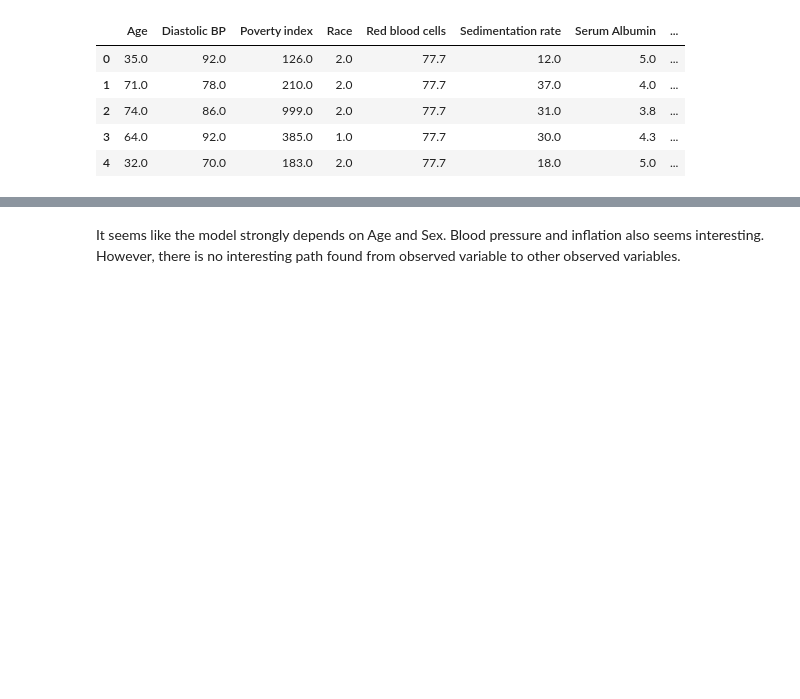
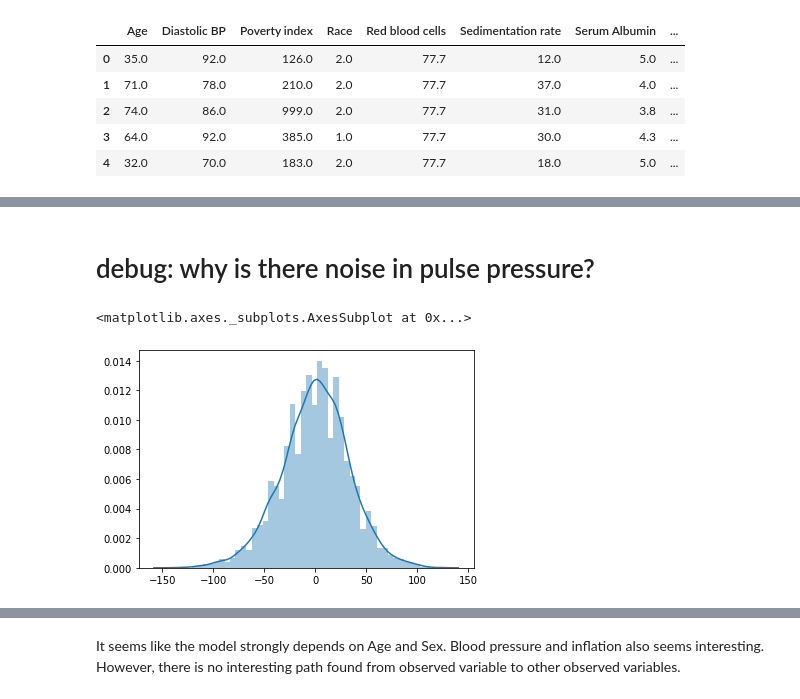
Before and after one commit to nathanwang000/Shapley-Flow, a Jupyter notebook: notebooks/NHANES1_survival.ipynb, the cells around one changed output, grey strips where cells are left out. Saved outputs shown, nothing was run; the diff lists cells and outputs as text; code cells hidden in the pictures; blank space fills up the shorter version.

```diff
--- a/notebooks/NHANES1_survival.ipynb
+++ b/notebooks/NHANES1_survival.ipynb
@@ -355,8 +365,15 @@ G.draw()
 # %%
 cf_c = GraphExplainer(G, X, nruns=30).shap_values(X[:100], skip_prepare=True) # skip prepare b/c already prepared the noise and samplers
 # %%
-sample_ind = 33 # 66, 3, 22
-cf_c.fold_noise = True
-cf_c.draw(sample_ind, max_display=15)
+sample_ind = 33 # 66, 3, 22, 33
+cf_c.fold_noise = False
+cf_c.draw(sample_ind, max_display=None)
 # %% [output]
 [drawing not drawn]
+# %% [markdown]
+# debug: why is there noise in pulse pressure?
+# %%
+sns.distplot(cf_c.graph.baseline_sampler['Pulse pressure noise']())
+# %% [output]
+<matplotlib.axes._subplots.AxesSubplot at 0x...>
+[figure, added]
```
Also changed, not shown: parts of 13 cells of this notebook, 3 other files.
